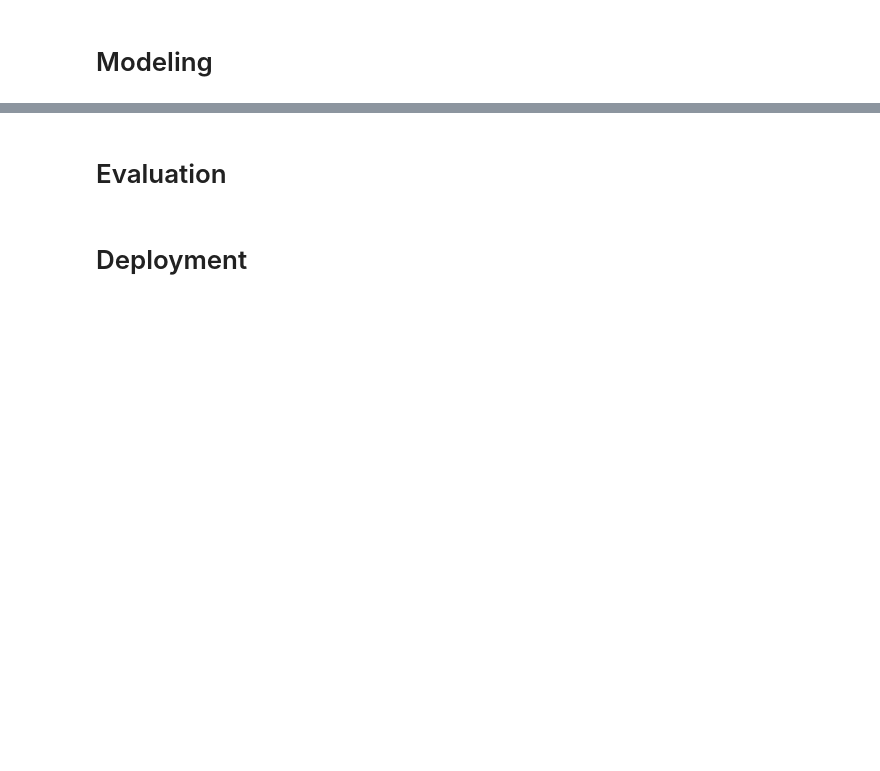
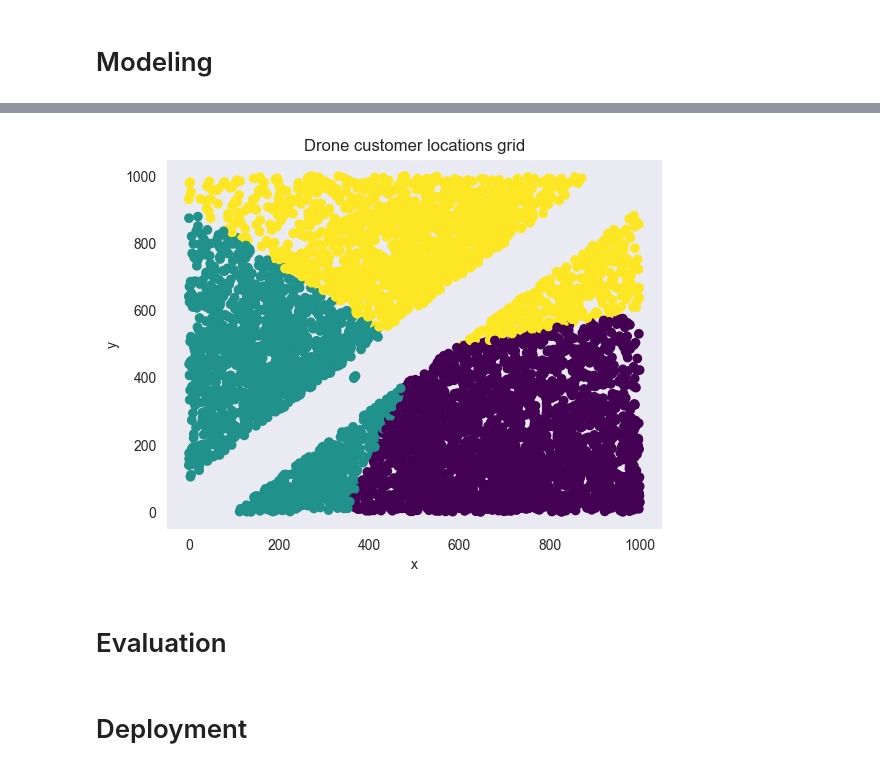
Before and after one commit to WelehoBRUDER/MetropoliaAMK-data-handling, a Jupyter notebook: task-5/main.ipynb, the cells around one changed output, grey strips where cells are left out. Drawn from its saved outputs; the diff is of its cells as text; code cells hidden in the pictures; blank space fills up the shorter version.

Commit message:
fitted model and added colors to scatter

```diff
--- a/task-5/main.ipynb
+++ b/task-5/main.ipynb
@@ -49,3 +49,7 @@ plt.show()
 The above grid shows a clear divide between customer locations. The central 'void' has next to no customers. This could be an area that is very difficult to provide service at or has other factors that turn away customers.
 # %% [markdown]
 # Data preparation
+# %%
+# Drop clientid from customer locations and only use the x and y coordinates.
+dcl = drone_cust_locations.drop(columns='clientid')
+dcl.head()
@@ -52,2 +63,8 @@ The above grid shows a clear divide between customer locations. The central 'voi
 # %% [markdown]
 # Modeling
+# %%
+from sklearn.cluster import KMeans
+
+dcl_copy = dcl.copy()
+model = KMeans(init='random', n_clusters=3, random_state=42)
+model.fit(dcl_copy)
@@ -53,0 +73,4 @@ The above grid shows a clear divide between customer locations. The central 'voi
+# %%
+dcl_clusters = dcl.copy()
+dcl_clusters['cluster'] = model.labels_
+dcl_clusters.head()
@@ -54,3 +84,12 @@ The above grid shows a clear divide between customer locations. The central 'voi
+# %%
+plt.scatter(dcl_clusters['x'], dcl_clusters['y'], c=dcl_clusters['cluster'], cmap='viridis')
+plt.xlabel('x')
+plt.ylabel('y')
+plt.title('Drone customer locations grid')
+plt.grid()
+plt.show()
+# %% [output]
+[figure, added]
 # %% [markdown]
 # Evaluation
 # %% [markdown]
```
Also changed, not shown: parts of 3 cells of this notebook.
